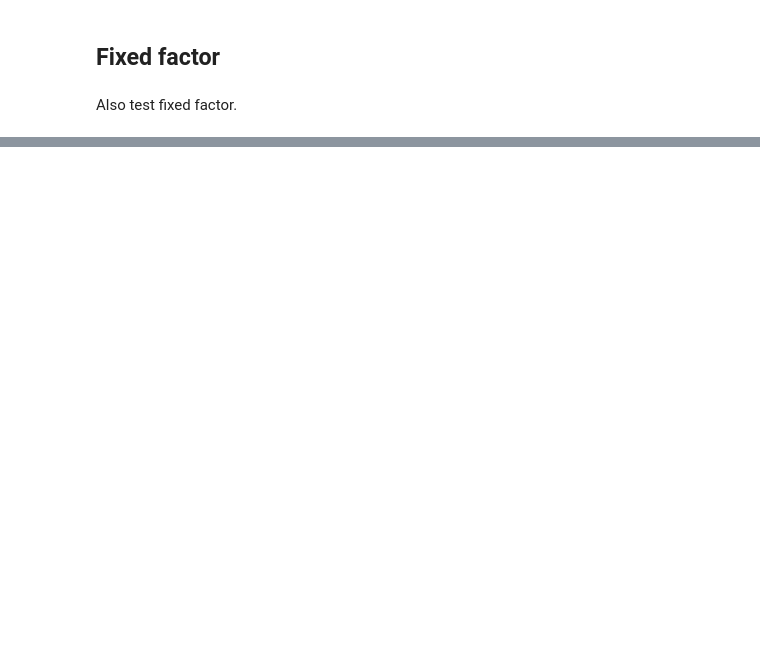
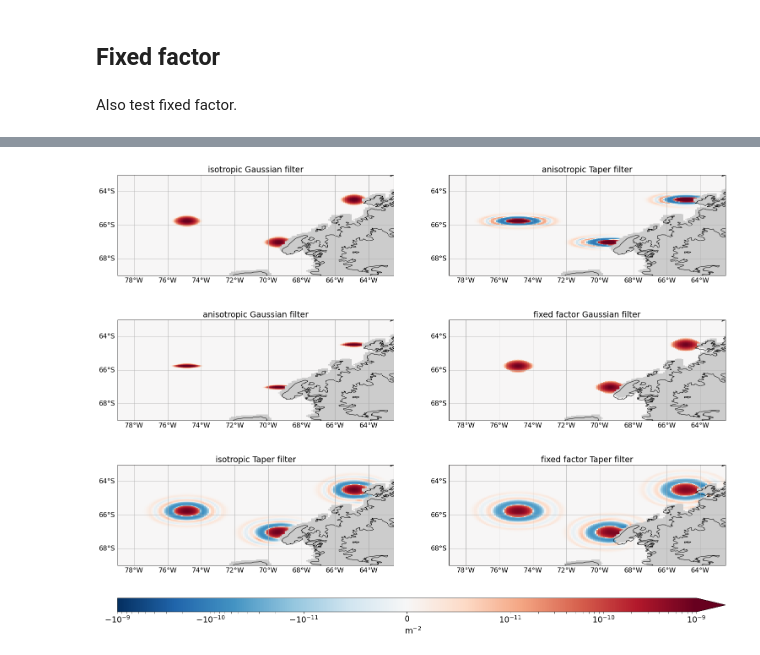
Before and after one commit to ocean-eddy-cpt/gcm-filters-paper, a Jupyter notebook: effective_kernel.ipynb, the cells around one changed output, grey strips where cells are left out. Cells and saved outputs as stored; diff of their text form; code cells hidden in the pictures; blank space fills up the shorter version.

```diff
--- a/effective_kernel.ipynb
+++ b/effective_kernel.ipynb
@@ -119,8 +123,8 @@ filter_Taper_anisotropic = gcm_filters.Filter(
     dx_min=dx_min,
     filter_shape=gcm_filters.FilterShape.TAPER,
     n_steps=0,
-    grid_type=gcm_filters.GridType.IRREGULAR_CARTESIAN_WITH_LAND,
-    grid_vars={'wet_mask': wet_mask, 'dxw': dxw, 'dyw': dyw, 'dxs': dxs, 'dys': dys, 'area': tarea, 'kappa_w': xr.ones_like(wet_mask), 'kappa_s': 0.1*xr.ones_like(wet_mask)}
+    grid_type=gcm_filters.GridType.IRREGULAR_WITH_LAND,
+    grid_vars={'wet_mask': wet_mask, 'dxw': dxw, 'dyw': dyw, 'dxs': dxs, 'dys': dys, 'area': tarea, 'kappa_w': xr.ones_like(wet_mask), 'kappa_s': 0.25*xr.ones_like(wet_mask)}
 )
 filter_Taper_anisotropic
 # %% [output]
@@ -239,0 +229,83 @@ delta6_filtered_fixed_factor_Taper = delta6_filtered_fixed_factor_Taper/tarea
+# %%
+import matplotlib.pylab as pylab
+params = {'font.size': 16}
+pylab.rcParams.update(params)
+
+
+fig,axs = plt.subplots(3,2,figsize=(25,15),subplot_kw={'projection':ccrs.PlateCarree()})
+
+((delta1_filtered_Gaussian_isotropic+delta2_filtered_Gaussian_isotropic+delta3_filtered_Gaussian_isotropic)/tarea).isel(nlon=xslice,nlat=yslice).plot(
+    ax=axs[0,0],x='ULONG',y='ULAT',
+    vmin=-1e-9,vmax=1e-9,cmap='RdBu_r',
+    norm=mpl.colors.SymLogNorm(linthresh=1e-11, base=10),
+    add_colorbar=False,
+    transform=ccrs.PlateCarree()
+)
+
+((delta1_filtered_Gaussian_anisotropic+delta2_filtered_Gaussian_anisotropic+delta3_filtered_Gaussian_anisotropic)/tarea).isel(nlon=xslice,nlat=yslice).plot(
+    ax=axs[1,0],x='ULONG',y='ULAT',
+    vmin=-1e-9,vmax=1e-9,cmap='RdBu_r',
+    norm=mpl.colors.SymLogNorm(linthresh=1e-11, base=10),
+    add_colorbar=False,
+    transform=ccrs.PlateCarree())
+
+((delta1_filtered_Taper_isotropic+delta2_filtered_Taper_isotropic+delta3_filtered_Taper_isotropic)/tarea).isel(nlon=xslice,nlat=yslice).plot(
+    ax=axs[2,0],x='ULONG',y='ULAT',
+    vmin=-1e-9,vmax=1e-9,cmap='RdBu_r',
+    norm=mpl.colors.SymLogNorm(linthresh=1e-11, base=10),
+    add_colorbar=False,
+    transform=ccrs.PlateCarree()
+)
+
+((delta1_filtered_Taper_anisotropic+delta2_filtered_Taper_anisotropic+delta3_filtered_Taper_anisotropic)/tarea).isel(nlon=xslice,nlat=yslice).plot(
+    ax=axs[0,1],x='ULONG',y='ULAT',
+    vmin=-1e-9,vmax=1e-9,cmap='RdBu_r',
+    norm=mpl.colors.SymLogNorm(linthresh=1e-11, base=10),
+    add_colorbar=False,
+    transform=ccrs.PlateCarree()
+)
+
+((delta1_filtered_fixed_factor_Gaussian+delta2_filtered_fixed_factor_Gaussian+delta3_filtered_fixed_factor_Gaussian)/tarea).isel(nlon=xslice,nlat=yslice).plot(
+    ax=axs[1,1],x='ULONG',y='ULAT',
+    vmin=-1e-9,vmax=1e-9,cmap='RdBu_r',
+    norm=mpl.colors.SymLogNorm(linthresh=1e-11, base=10),
+    add_colorbar=False,
+    transform=ccrs.PlateCarree()
+)
+
+
+p=((delta1_filtered_fixed_factor_Taper+delta2_filtered_fixed_factor_Taper+delta3_filtered_fixed_factor_Taper)/tarea).isel(nlon=xslice,nlat=yslice).plot(
+    ax=axs[2,1],x='ULONG',y='ULAT',
+    vmin=-1e-9,vmax=1e-9,cmap='RdBu_r',
+    norm=mpl.colors.SymLogNorm(linthresh=1e-11, base=10),
+    add_colorbar=False,
+    transform=ccrs.PlateCarree()
+)
+
+
+
+for ax in axs.flatten():
+    ax.coastlines()
+    ax.set_extent([-79, -62.5, -69, -63], crs=ccrs.PlateCarree())
+    gl = ax.gridlines(draw_labels=True)
+    gl.xlabels_top = False
+    gl.ylabels_right = False
+
+    gl.ylocator = mticker.FixedLocator([-68,-66,-64])
+    gl.xlocator = mticker.FixedLocator([-78,-76,-74,-72,-70,-68,-66,-64])
+
+axs[0,0].set(title='isotropic Gaussian filter')
+axs[1,0].set(title='anisotropic Gaussian filter')
+axs[2,0].set(title='isotropic Taper filter')
+axs[0,1].set(title='anisotropic Taper filter')
+axs[1,1].set(title='fixed factor Gaussian filter')
+axs[2,1].set(title='fixed factor Taper filter')
+# colorbar
+fig.subplots_adjust(left=0.1, bottom=-0.02)
+cax = fig.add_axes([0.1, -0.1, 0.8, 0.03])
+cbar = fig.colorbar(p, cax=cax, orientation='horizontal',extend='max')
+cbar.set_label(label=r'm$^{-2}$', horizontalalignment='right')
+
+plt.savefig('figures/effective_kernel_Antarctic_peninsula_scale_40km_fac_10_log_divided_by_area_latlon.png',dpi=400,bbox_inches='tight',pad_inches=0)
+# %% [output]
+[figure, added]
```
Also changed, not shown: parts of 29 cells of this notebook.
